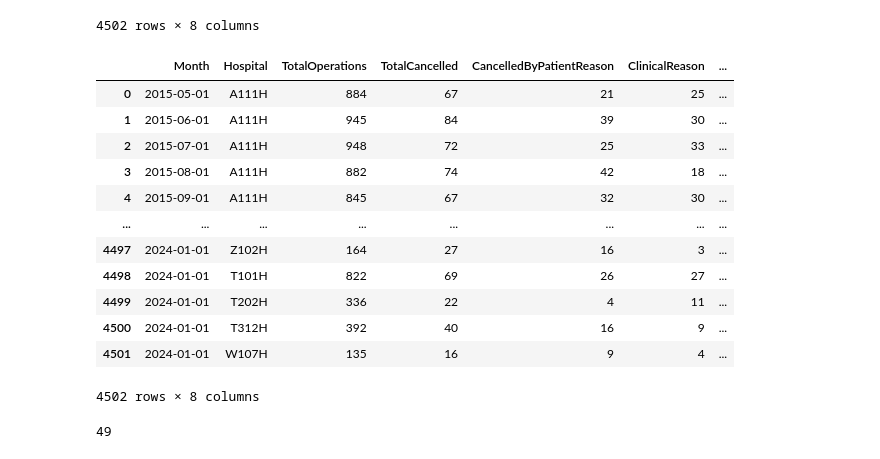
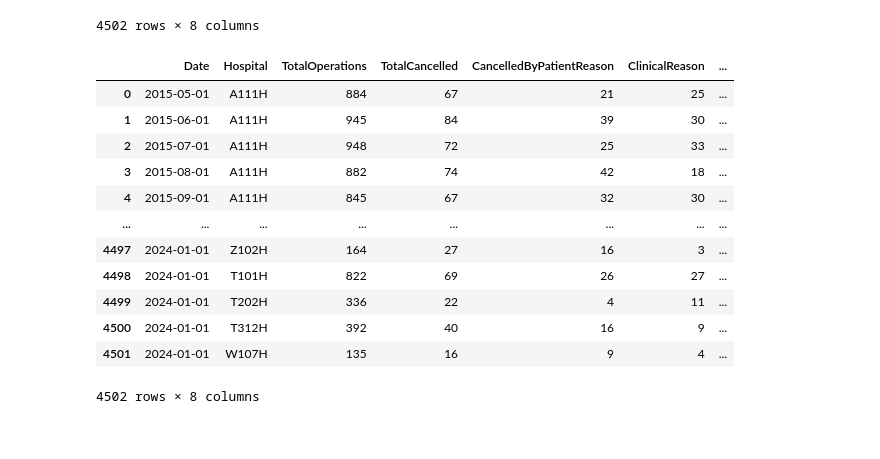
Before and after one commit to brianej/fdscw3, a Jupyter notebook: q3.ipynb, the cells around one changed output. Saved outputs shown, nothing was run; the diff lists cells and outputs as text; code cells hidden in the pictures.

```diff
--- a/q3.ipynb
+++ b/q3.ipynb
@@ -59,23 +58,17 @@ cancellations_hospital.rename({"Month":"Date"}, inplace=True)
-# %%
-cancellations_hospital
-# %% [output]
-|  | Month | Hospital | TotalOperations | TotalCancelled | CancelledByPatientReason | ClinicalReason | ... |
-| 0 | 2015-05-01 | A111H | 884 | 67 | 21 | 25 | ... |
-| 1 | 2015-06-01 | A111H | 945 | 84 | 39 | 30 | ... |
-| 2 | 2015-07-01 | A111H | 948 | 72 | 25 | 33 | ... |
-| 3 | 2015-08-01 | A111H | 882 | 74 | 42 | 18 | ... |
-| 4 | 2015-09-01 | A111H | 845 | 67 | 32 | 30 | ... |
-| ... | ... | ... | ... | ... | ... | ... | ... |
-| 4497 | 2024-01-01 | Z102H | 164 | 27 | 16 | 3 | ... |
-| 4498 | 2024-01-01 | T101H | 822 | 69 | 26 | 27 | ... |
-| 4499 | 2024-01-01 | T202H | 336 | 22 | 4 | 11 | ... |
-| 4500 | 2024-01-01 | T312H | 392 | 40 | 16 | 9 | ... |
-| 4501 | 2024-01-01 | W107H | 135 | 16 | 9 | 4 | ... |
-4502 rows × 8 columns
-# %%
-#pd.set_option('display.max_rows', None)
-print(len(cancellations_hospital.Hospital.value_counts()))
-# there are 49 hospitals here
-# some of them
-# %% [output]
-49
+# %%
+cancellations_hospital.rename(columns={"Month":"Date"}, inplace=True)
+cancellations_hospital
+# %% [output]
+|  | Date | Hospital | TotalOperations | TotalCancelled | CancelledByPatientReason | ClinicalReason | ... |
+| 0 | 2015-05-01 | A111H | 884 | 67 | 21 | 25 | ... |
+| 1 | 2015-06-01 | A111H | 945 | 84 | 39 | 30 | ... |
+| 2 | 2015-07-01 | A111H | 948 | 72 | 25 | 33 | ... |
+| 3 | 2015-08-01 | A111H | 882 | 74 | 42 | 18 | ... |
+| 4 | 2015-09-01 | A111H | 845 | 67 | 32 | 30 | ... |
+| ... | ... | ... | ... | ... | ... | ... | ... |
+| 4497 | 2024-01-01 | Z102H | 164 | 27 | 16 | 3 | ... |
+| 4498 | 2024-01-01 | T101H | 822 | 69 | 26 | 27 | ... |
+| 4499 | 2024-01-01 | T202H | 336 | 22 | 4 | 11 | ... |
+| 4500 | 2024-01-01 | T312H | 392 | 40 | 16 | 9 | ... |
+| 4501 | 2024-01-01 | W107H | 135 | 16 | 9 | 4 | ... |
+4502 rows × 8 columns
```
Also changed, not shown: parts of 4 cells of this notebook.
